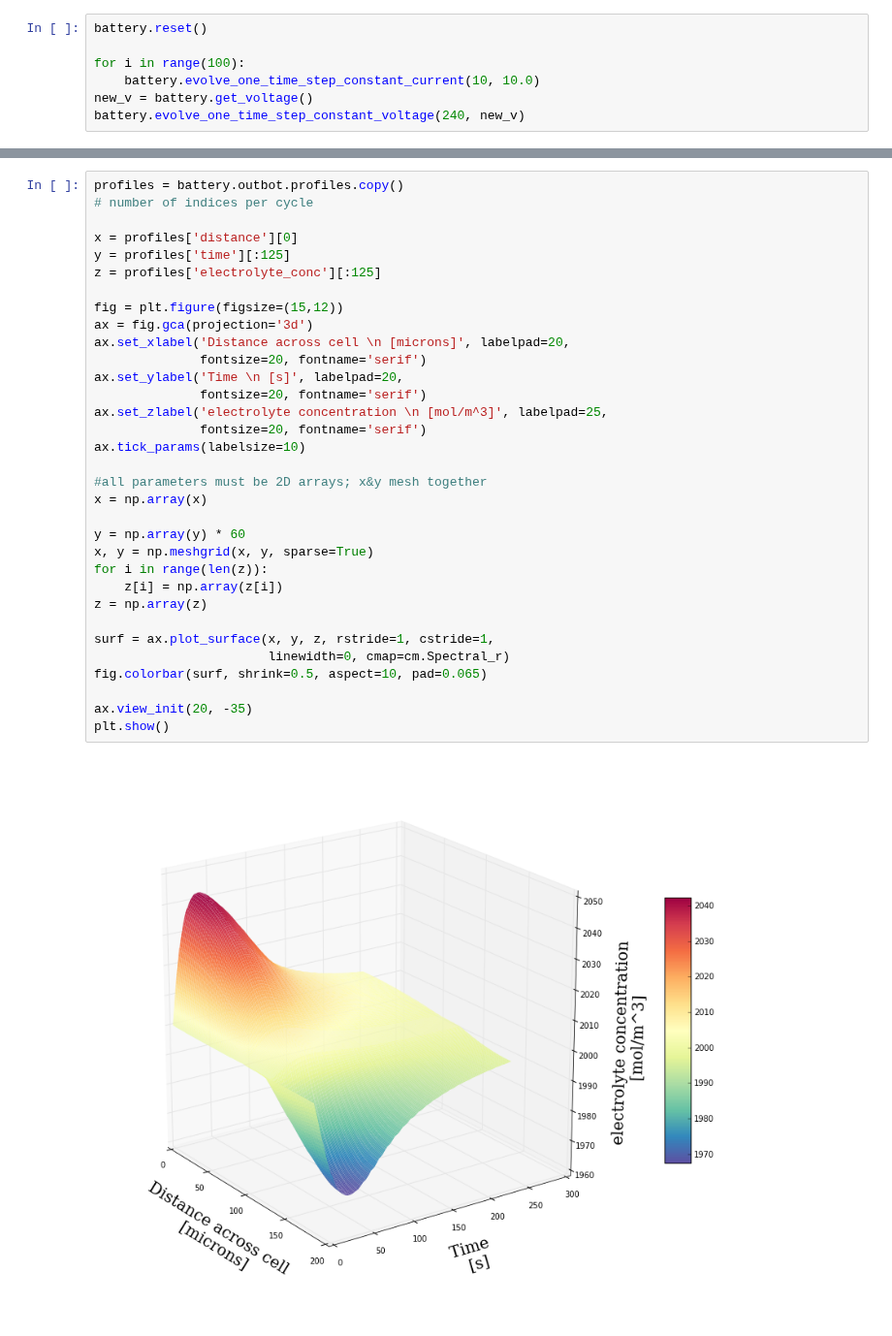
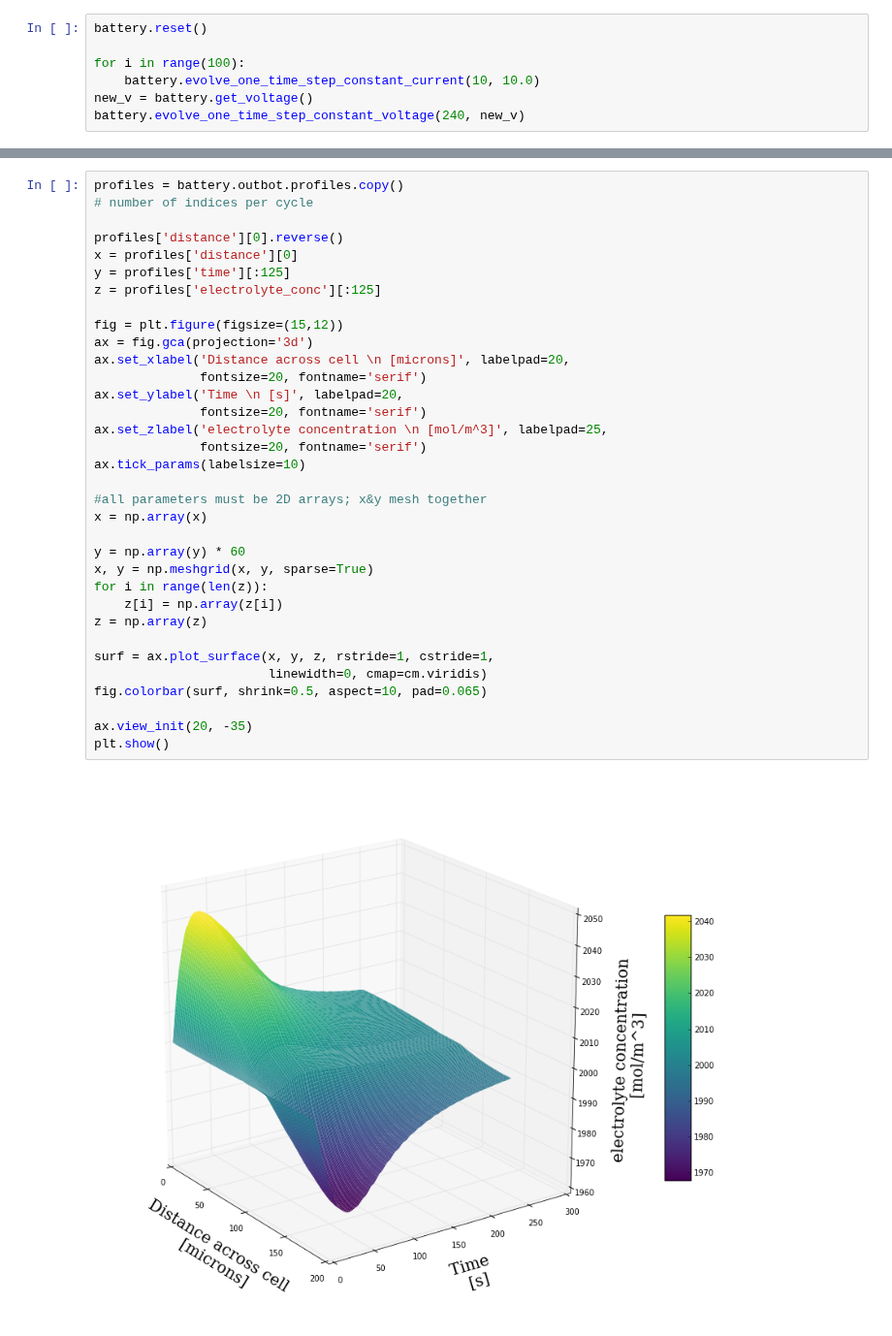
Before and after one commit to iSchomer/Dualfoil_Storage_Device, a Jupyter notebook: output_visuals/dualfoil_const_current_charge.ipynb, the cells around one changed output, grey strips where cells are left out. Shown at 97% size. Cells and saved outputs as stored; diff of their text form.

```diff
--- a/output_visuals/dualfoil_const_current_charge.ipynb
+++ b/output_visuals/dualfoil_const_current_charge.ipynb
@@ -32,34 +31,35 @@ plot_data(data)
 profiles = battery.outbot.profiles.copy()
 # number of indices per cycle
 
+profiles['distance'][0].reverse()
 x = profiles['distance'][0]
 y = profiles['time'][:125]
 z = profiles['electrolyte_conc'][:125]
 
 fig = plt.figure(figsize=(15,12))
 ax = fig.gca(projection='3d')
 ax.set_xlabel('Distance across cell \n [microns]', labelpad=20,
               fontsize=20, fontname='serif')
 ax.set_ylabel('Time \n [s]', labelpad=20,
               fontsize=20, fontname='serif')
 ax.set_zlabel('electrolyte concentration \n [mol/m^3]', labelpad=25,
               fontsize=20, fontname='serif')
 ax.tick_params(labelsize=10)
 
 #all parameters must be 2D arrays; x&y mesh together
 x = np.array(x)
 
 y = np.array(y) * 60
 x, y = np.meshgrid(x, y, sparse=True)
 for i in range(len(z)):
     z[i] = np.array(z[i])
 z = np.array(z)
 
 surf = ax.plot_surface(x, y, z, rstride=1, cstride=1,
-                       linewidth=0, cmap=cm.Spectral_r)
+                       linewidth=0, cmap=cm.viridis)
 fig.colorbar(surf, shrink=0.5, aspect=10, pad=0.065)
 
 ax.view_init(20, -35)
 plt.show()
 # %% [output]
-[figure, old version]
+[figure, new version]
```
Also changed, not shown: parts of 1 cell of this notebook, 2 other files.
